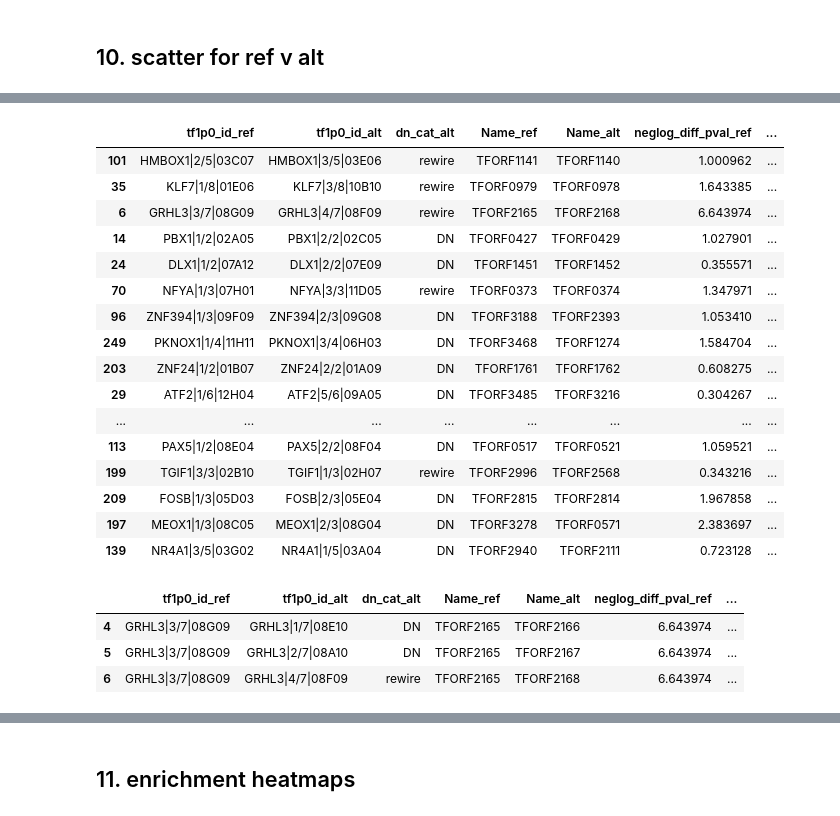
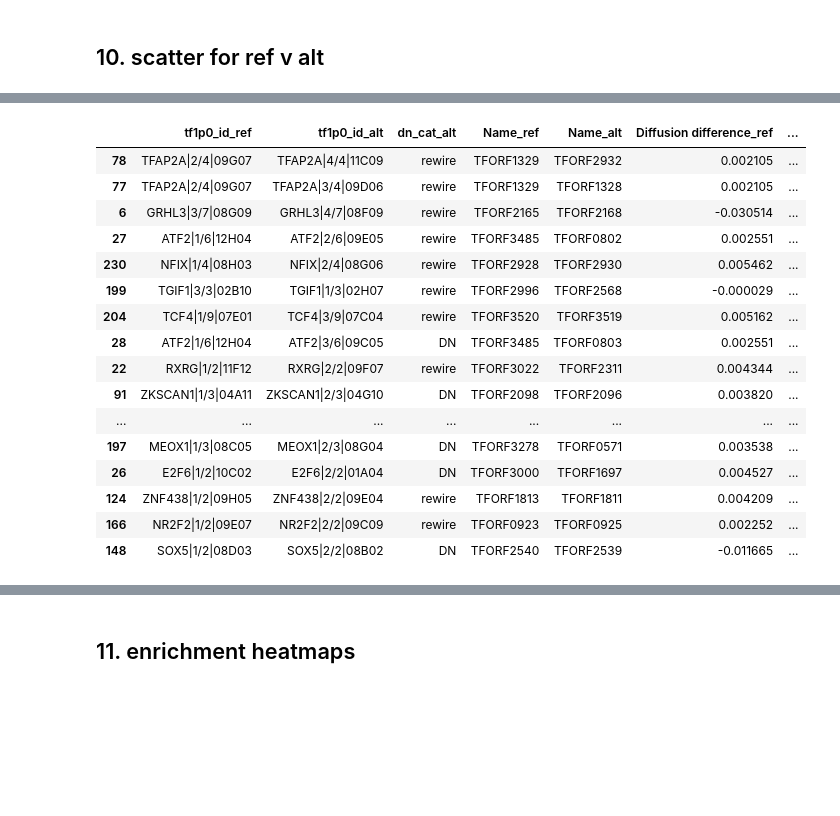
Before and after one commit to CCSB-DFCI/TF_isoforms_paper, a Jupyter notebook: src/dn_joung.ipynb, the cells around one changed output, grey strips where cells are left out. Drawn from its saved outputs; the diff is of its cells as text; code cells hidden in the pictures; blank space fills up the shorter version.

```diff
--- a/src/dn_joung.ipynb
+++ b/src/dn_joung.ipynb
@@ -719,34 +824,25 @@ fig.savefig("../figures/Joung_Scatter.pdf", dpi="figure", bbox_inches="tight")
 # %%
 tmp = dn_cats_nonan_diff[dn_cats_nonan_diff["dn_cat_alt"].isin(["rewire", "DN"])]
-tmp.sort_values(by="neglog_diff_pval_alt", ascending=False)[["tf1p0_id_ref", "tf1p0_id_alt", "dn_cat_alt",
-                                                             "Name_ref", "Name_alt",
+tmp.sort_values(by="Diffusion difference_alt", ascending=True)[["tf1p0_id_ref", "tf1p0_id_alt", "dn_cat_alt",
+                                                             "Name_ref", "Name_alt", "Diffusion difference_ref",
+                                                                  "Diffusion difference_alt",
                                                              "neglog_diff_pval_ref", "neglog_diff_pval_alt",
                                                              "tot_cell_cnt_ref", "tot_cell_cnt_alt"]].head(20)
 # %% [output]
-|  | tf1p0_id_ref | tf1p0_id_alt | dn_cat_alt | Name_ref | Name_alt | neglog_diff_pval_ref | ... |
-| 101 | HMBOX1|2/5|03C07 | HMBOX1|3/5|03E06 | rewire | TFORF1141 | TFORF1140 | 1.000962 | ... |
-| 35 | KLF7|1/8|01E06 | KLF7|3/8|10B10 | rewire | TFORF0979 | TFORF0978 | 1.643385 | ... |
-| 6 | GRHL3|3/7|08G09 | GRHL3|4/7|08F09 | rewire | TFORF2165 | TFORF2168 | 6.643974 | ... |
-| 14 | PBX1|1/2|02A05 | PBX1|2/2|02C05 | DN | TFORF0427 | TFORF0429 | 1.027901 | ... |
-| 24 | DLX1|1/2|07A12 | DLX1|2/2|07E09 | DN | TFORF1451 | TFORF1452 | 0.355571 | ... |
-| 70 | NFYA|1/3|07H01 | NFYA|3/3|11D05 | rewire | TFORF0373 | TFORF0374 | 1.347971 | ... |
-| 96 | ZNF394|1/3|09F09 | ZNF394|2/3|09G08 | DN | TFORF3188 | TFORF2393 | 1.053410 | ... |
-| 249 | PKNOX1|1/4|11H11 | PKNOX1|3/4|06H03 | DN | TFORF3468 | TFORF1274 | 1.584704 | ... |
-| 203 | ZNF24|1/2|01B07 | ZNF24|2/2|01A09 | DN | TFORF1761 | TFORF1762 | 0.608275 | ... |
-| 29 | ATF2|1/6|12H04 | ATF2|5/6|09A05 | DN | TFORF3485 | TFORF3216 | 0.304267 | ... |
+|  | tf1p0_id_ref | tf1p0_id_alt | dn_cat_alt | Name_ref | Name_alt | Diffusion difference_ref | ... |
+| 78 | TFAP2A|2/4|09G07 | TFAP2A|4/4|11C09 | rewire | TFORF1329 | TFORF2932 | 0.002105 | ... |
+| 77 | TFAP2A|2/4|09G07 | TFAP2A|3/4|09D06 | rewire | TFORF1329 | TFORF1328 | 0.002105 | ... |
+| 6 | GRHL3|3/7|08G09 | GRHL3|4/7|08F09 | rewire | TFORF2165 | TFORF2168 | -0.030514 | ... |
+| 27 | ATF2|1/6|12H04 | ATF2|2/6|09E05 | rewire | TFORF3485 | TFORF0802 | 0.002551 | ... |
+| 230 | NFIX|1/4|08H03 | NFIX|2/4|08G06 | rewire | TFORF2928 | TFORF2930 | 0.005462 | ... |
+| 199 | TGIF1|3/3|02B10 | TGIF1|1/3|02H07 | rewire | TFORF2996 | TFORF2568 | -0.000029 | ... |
+| 204 | TCF4|1/9|07E01 | TCF4|3/9|07C04 | rewire | TFORF3520 | TFORF3519 | 0.005162 | ... |
+| 28 | ATF2|1/6|12H04 | ATF2|3/6|09C05 | DN | TFORF3485 | TFORF0803 | 0.002551 | ... |
+| 22 | RXRG|1/2|11F12 | RXRG|2/2|09F07 | rewire | TFORF3022 | TFORF2311 | 0.004344 | ... |
+| 91 | ZKSCAN1|1/3|04A11 | ZKSCAN1|2/3|04G10 | DN | TFORF2098 | TFORF2096 | 0.003820 | ... |
 | ... | ... | ... | ... | ... | ... | ... | ... |
-| 113 | PAX5|1/2|08E04 | PAX5|2/2|08F04 | DN | TFORF0517 | TFORF0521 | 1.059521 | ... |
-| 199 | TGIF1|3/3|02B10 | TGIF1|1/3|02H07 | rewire | TFORF2996 | TFORF2568 | 0.343216 | ... |
-| 209 | FOSB|1/3|05D03 | FOSB|2/3|05E04 | DN | TFORF2815 | TFORF2814 | 1.967858 | ... |
-| 197 | MEOX1|1/3|08C05 | MEOX1|2/3|08G04 | DN | TFORF3278 | TFORF0571 | 2.383697 | ... |
-| 139 | NR4A1|3/5|03G02 | NR4A1|1/5|03A04 | DN | TFORF2940 | TFORF2111 | 0.723128 | ... |
+| 197 | MEOX1|1/3|08C05 | MEOX1|2/3|08G04 | DN | TFORF3278 | TFORF0571 | 0.003538 | ... |
+| 26 | E2F6|1/2|10C02 | E2F6|2/2|01A04 | DN | TFORF3000 | TFORF1697 | 0.004527 | ... |
+| 124 | ZNF438|1/2|09H05 | ZNF438|2/2|09E04 | rewire | TFORF1813 | TFORF1811 | 0.004209 | ... |
+| 166 | NR2F2|1/2|09E07 | NR2F2|2/2|09C09 | rewire | TFORF0923 | TFORF0925 | 0.002252 | ... |
+| 148 | SOX5|1/2|08D03 | SOX5|2/2|08B02 | DN | TFORF2540 | TFORF2539 | -0.011665 | ... |
-# %%
-tmp[tmp["tf1p0_id_alt"].str.contains("GRHL3")][["tf1p0_id_ref", "tf1p0_id_alt", "dn_cat_alt",
-                                                             "Name_ref", "Name_alt",
-                                                             "neglog_diff_pval_ref", "neglog_diff_pval_alt",
-                                                             "tot_cell_cnt_ref", "tot_cell_cnt_alt"]]
-# %% [output]
-|  | tf1p0_id_ref | tf1p0_id_alt | dn_cat_alt | Name_ref | Name_alt | neglog_diff_pval_ref | ... |
-| 4 | GRHL3|3/7|08G09 | GRHL3|1/7|08E10 | DN | TFORF2165 | TFORF2166 | 6.643974 | ... |
-| 5 | GRHL3|3/7|08G09 | GRHL3|2/7|08A10 | DN | TFORF2165 | TFORF2167 | 6.643974 | ... |
-| 6 | GRHL3|3/7|08G09 | GRHL3|4/7|08F09 | rewire | TFORF2165 | TFORF2168 | 6.643974 | ... |
```
Also changed, not shown: parts of 22 cells of this notebook, 15 other files.
